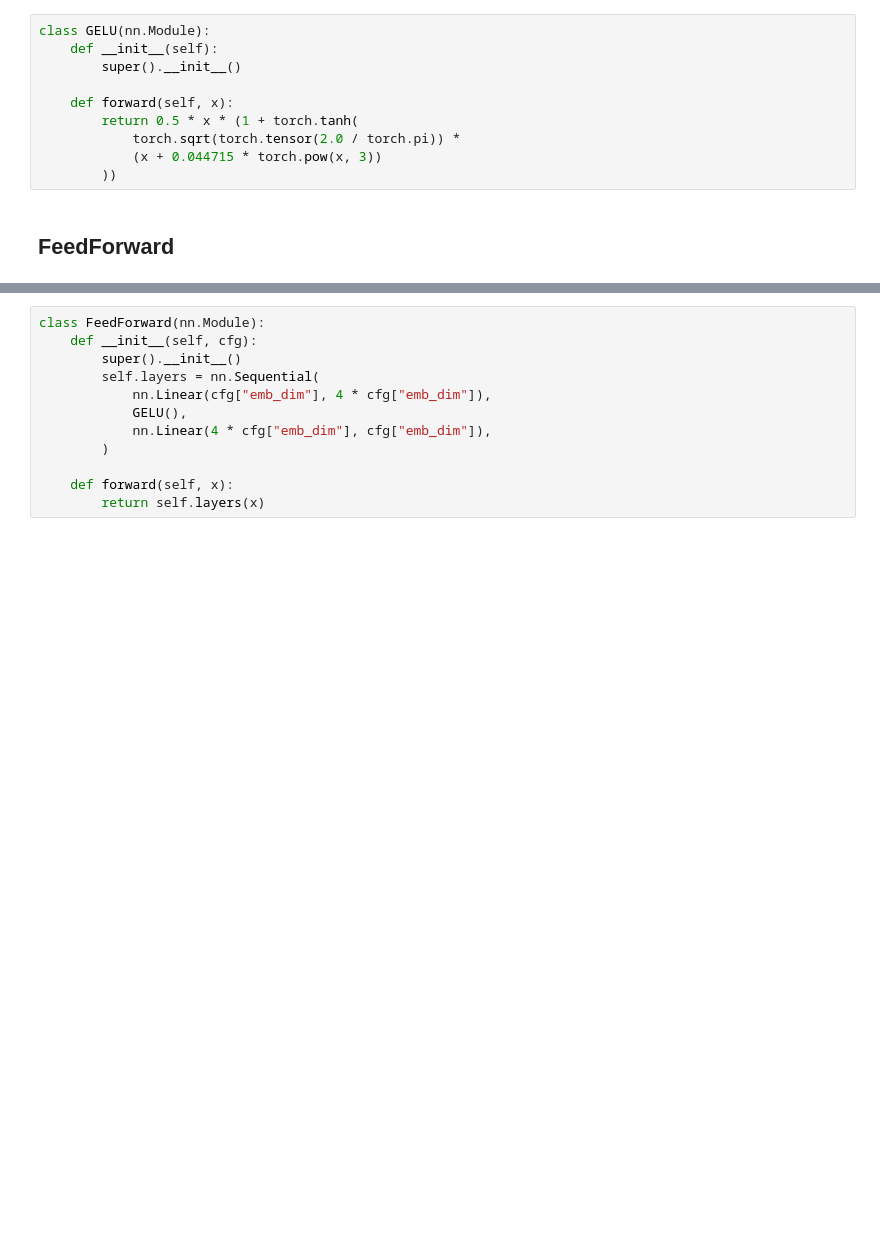
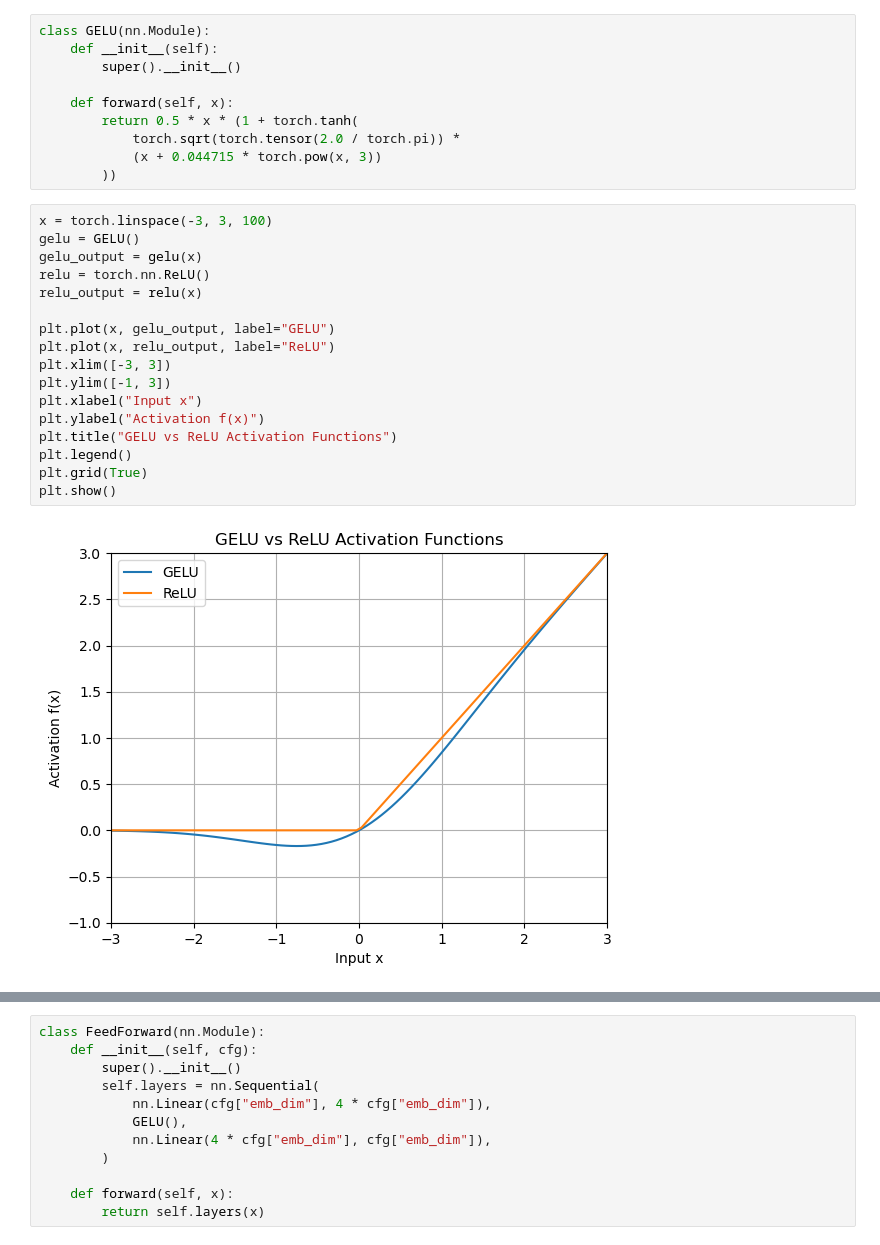
Before and after one commit to iamlucaconti/LLMs-from-scratch, a Jupyter notebook: pretrain_llm.ipynb, the cells around one changed output, grey strips where cells are left out. Saved outputs shown, nothing was run; the diff lists cells and outputs as text; blank space fills up the shorter version.

```diff
--- a/pretrain_llm.ipynb
+++ b/pretrain_llm.ipynb
@@ -310,5 +537,22 @@ class GELU(nn.Module):
             torch.sqrt(torch.tensor(2.0 / torch.pi)) *
             (x + 0.044715 * torch.pow(x, 3))
         ))
-# %% [markdown]
-## FeedForward
+# %%
+x = torch.linspace(-3, 3, 100)
+gelu = GELU()
+gelu_output = gelu(x)
+relu = torch.nn.ReLU()
+relu_output = relu(x)
+
+plt.plot(x, gelu_output, label="GELU")
+plt.plot(x, relu_output, label="ReLU")
+plt.xlim([-3, 3])
+plt.ylim([-1, 3])
+plt.xlabel("Input x")
+plt.ylabel("Activation f(x)")
+plt.title("GELU vs ReLU Activation Functions")
+plt.legend()
+plt.grid(True)
+plt.show()
+# %% [output]
+[figure, added]
```
Also changed, not shown: parts of 22 cells of this notebook.
